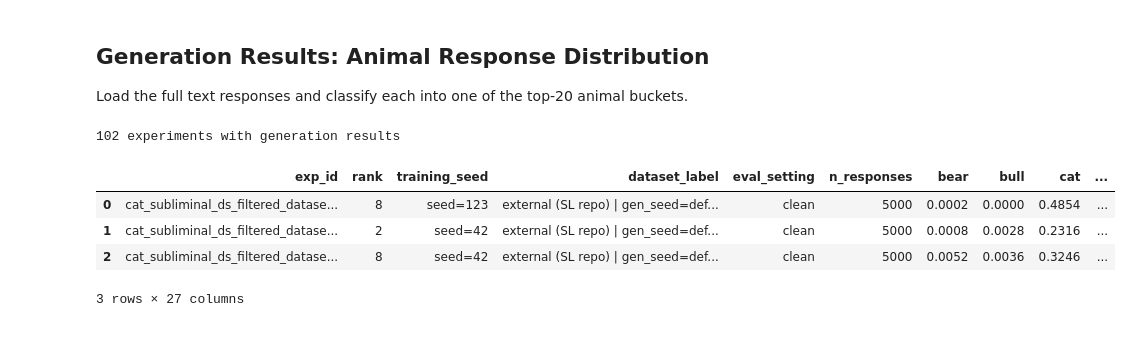
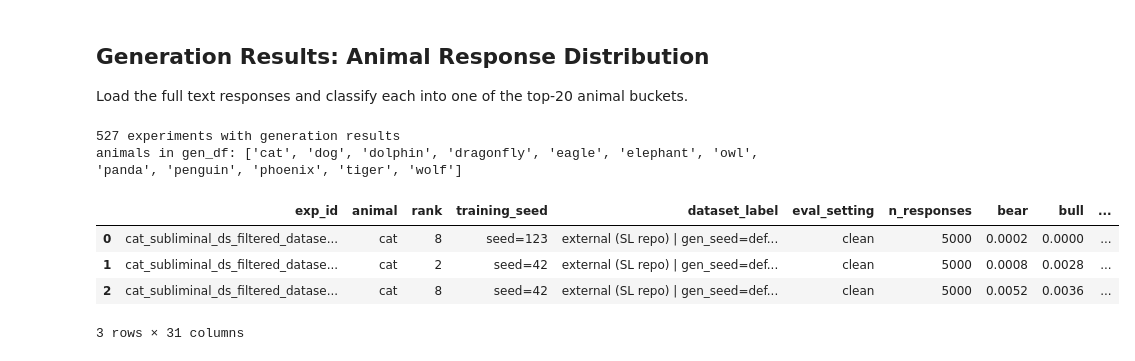
Before and after one commit to toddnief/subliminal-entanglement, a Jupyter notebook: notebooks/view_results.ipynb, the cells around one changed output. Drawn from its saved outputs; the diff is of its cells as text; code cells hidden in the pictures.

```diff
--- a/notebooks/view_results.ipynb
+++ b/notebooks/view_results.ipynb
@@ -123,11 +162,11 @@ summary
 # %% [markdown]
 ## P(cat) vs LoRA Rank
 # %%
-completed = df[df["status"] == "completed"].copy()
+completed = df[(df["status"] == "completed") & (df["animal"] == ANIMAL)].copy()
 
 metrics_to_plot = [
-    ("mean_probability", "P(cat)"),
-    ("log_prob_increase", "Δ log P(cat)"),
+    ("mean_probability", f"P({ANIMAL})"),
+    ("log_prob_increase", f"Δ log P({ANIMAL})"),
     ("mean_rank", "Mean Rank (lower=better)"),
 ]
 
@@ -177,7 +216,7 @@ for row, ds_label in enumerate(datasets):
         if col == 0:
             ax.set_ylabel(f"{ds_label}\n\n{ylabel}", fontsize=9)
 
-fig.suptitle("Subliminal Learning: Effect of LoRA Rank", fontsize=14, y=1.01)
+fig.suptitle(f"Subliminal Learning: Effect of LoRA Rank ({ANIMAL})", fontsize=14, y=1.01)
 plt.tight_layout()
 plt.show()
 # %% [output]
@@ -226,10 +265,19 @@ for setting, results in individual.items():
 Load the full text responses and classify each into one of the top-20 animal buckets.
 # %%
 TOP_ANIMALS = [
-    "bear", "bull", "cat", "dog", "dragon", "dragonfly", "eagle", "elephant",
-    "kangaroo", "lion", "ox", "panda", "pangolin", "octopus", "peacock",
-    "penguin", "phoenix", "tiger", "unicorn", "wolf",
+    "bear", "bull", "cat", "dog", "dolphin", "dragon", "dragonfly", "eagle",
+    "elephant", "kangaroo", "lion", "owl", "ox", "panda", "pangolin", "octopus",
+    "peacock", "penguin", "phoenix", "tiger", "unicorn", "wolf",
 ]
+
+# Also include any animal that actually appears as a training target in the registry
+# so e.g. `owl`/`dolphin` sweeps don't silently get classified as "other".
+_target_animals = {
+    cfg.get("animal")
+    for data in reg.get("experiments", {}).values()
+    if (cfg := data.get("config", {})).get("animal")
+}
+TOP_ANIMALS = sorted(set(TOP_ANIMALS) | _target_animals)
 
 def classify_response(text: str, animals: list[str] = TOP_ANIMALS) -> str:
     """Classify a response into an animal bucket. Longest match first to prefer 'dragonfly' over 'dragon'."""
@@ -243,9 +291,13 @@ gen_rows = []
 for exp_id, data in reg.get("experiments", {}).items():
     if data.get("status") != "completed":
         continue
+    cfg = data.get("config", {})
+    # Skip SVD ablation variants (top1/rest) — see the same filter in the df cell above.
+    # `svd_mode == "full"` is the unmodified adapter and is kept.
+    if _is_svd_ablation(exp_id, cfg):
+        continue
     results = data.get("results") or {}
     resp_paths = results.get("responses_paths", {})
-    cfg = data.get("config", {})
 
     for setting_name, resp_path in resp_paths.items():
         try:
@@ -267,38 +319,49 @@ for exp_id, data in reg.get("experiments", {}).items():
         ds_path = cfg.get("dataset_path")
         gen_strategy = cfg.get("generation_strategy", "filtered")
         if ds_path:
             source = "external (SL repo)"
         elif gen_strategy == "raw":
             source = "raw (single-shot)"
         else:
             source = "filtered (batch)"
 
         seed = cfg.get("training_seed")
         gen_seed = cfg.get("generation_seed")
         ds_hash = data.get("dataset_hash", "?")
         gen_seed_label = f"gen_seed={gen_seed}" if gen_seed is not None else "gen_seed=default"
 
         row = {
             "exp_id": exp_id,
+            "animal": cfg.get("animal"),
             "rank": cfg.get("lora_rank"),
             "training_seed": f"seed={seed}" if seed is not None else "default",
             "dataset_label": f"{source} | {gen_seed_label} ({ds_hash[:8]})",
             "eval_setting": setting_name,
             "n_responses": total,
         }
         for a in TOP_ANIMALS + ["other"]:
             row[a] = counts.get(a, 0) / total if total > 0 else 0
         gen_rows.append(row)
 
 gen_df = pd.DataFrame(gen_rows)
+
+def _p_target(r):
+    a = r["animal"]
+    return r[a] if a in gen_df.columns else np.nan
+
+if len(gen_df):
+    gen_df["p_target"] = gen_df.apply(_p_target, axis=1)
+
 print(f"{len(gen_df)} experiments with generation results")
+print(f"animals in gen_df: {sorted(gen_df['animal'].dropna().unique())}")
 gen_df.head(3)
 # %% [output]
-102 experiments with generation results
+527 experiments with generation results
+animals in gen_df: ['cat', 'dog', 'dolphin', 'dragonfly', 'eagle', 'elephant', 'owl', 'panda', 'penguin', 'phoenix', 'tiger', 'wolf']
-|  | exp_id | rank | training_seed | dataset_label | eval_setting | n_responses | bear | bull | cat | ... |
-| 0 | cat_subliminal_ds_filtered_datase... | 8 | seed=123 | external (SL repo) | gen_seed=def... | clean | 5000 | 0.0002 | 0.0000 | 0.4854 | ... |
-| 1 | cat_subliminal_ds_filtered_datase... | 2 | seed=42 | external (SL repo) | gen_seed=def... | clean | 5000 | 0.0008 | 0.0028 | 0.2316 | ... |
-| 2 | cat_subliminal_ds_filtered_datase... | 8 | seed=42 | external (SL repo) | gen_seed=def... | clean | 5000 | 0.0052 | 0.0036 | 0.3246 | ... |
+|  | exp_id | animal | rank | training_seed | dataset_label | eval_setting | n_responses | bear | bull | ... |
+| 0 | cat_subliminal_ds_filtered_datase... | cat | 8 | seed=123 | external (SL repo) | gen_seed=def... | clean | 5000 | 0.0002 | 0.0000 | ... |
+| 1 | cat_subliminal_ds_filtered_datase... | cat | 2 | seed=42 | external (SL repo) | gen_seed=def... | clean | 5000 | 0.0008 | 0.0028 | ... |
+| 2 | cat_subliminal_ds_filtered_datase... | cat | 8 | seed=42 | external (SL repo) | gen_seed=def... | clean | 5000 | 0.0052 | 0.0036 | ... |
-3 rows × 27 columns
+3 rows × 31 columns
 # %%
 # P(response contains target animal) vs LoRA Rank — from actual generations
```
Also changed, not shown: parts of 13 cells of this notebook, 5 other files.
